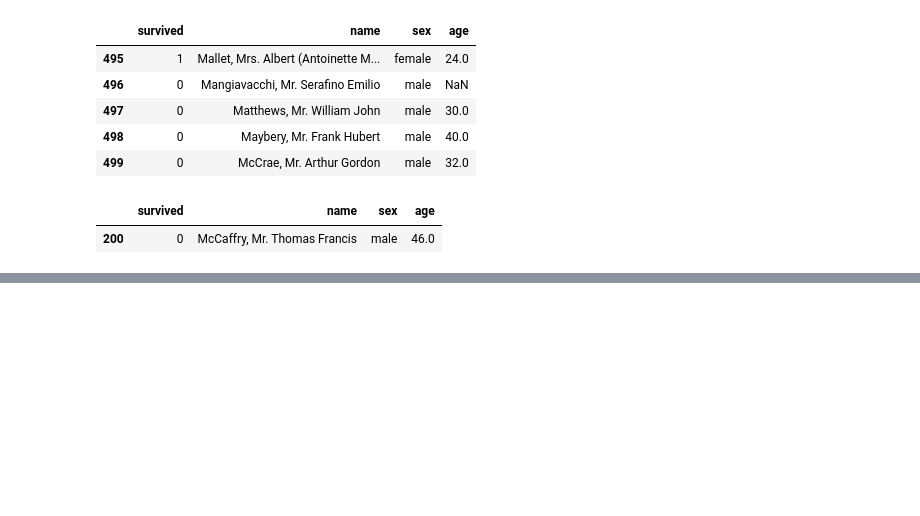
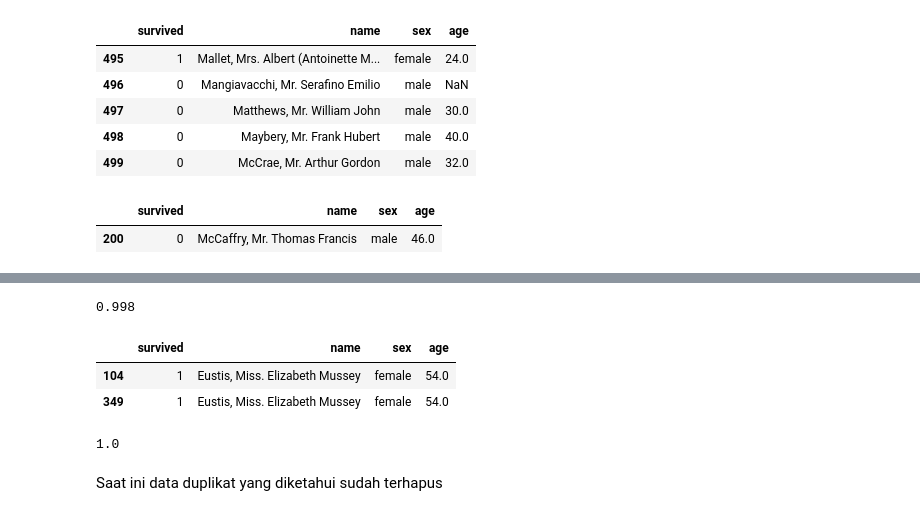
Before and after one commit to ally-sketch/DATA-SCIENCE-, a Jupyter notebook: Basic Python and Data Intelligence/Dibimbing/template_assignment.ipynb, the cells around one changed output, grey strips where cells are left out. Cells and saved outputs as stored; diff of their text form; code cells hidden in the pictures; blank space fills up the shorter version.

```diff
--- a/Basic Python and Data Intelligence/Dibimbing/template_assignment.ipynb
+++ b/Basic Python and Data Intelligence/Dibimbing/template_assignment.ipynb
@@ -76,0 +141,12 @@ df.sample()
+# %%
+(len(df.drop_duplicates()))/len(df)
+# %% [output]
+0.998
+# %%
+duplicates = df[df.duplicated(keep=False)]
+# %%
+duplicates
+# %% [output]
+|  | survived | name | sex | age |
+| 104 | 1 | Eustis, Miss. Elizabeth Mussey | female | 54.0 |
+| 349 | 1 | Eustis, Miss. Elizabeth Mussey | female | 54.0 |
@@ -76,0 +155,6 @@ df.sample()
+# %%
+(len(df.drop_duplicates()))/len(df)
+# %% [output]
+1.0
+# %% [markdown]
+Saat ini data duplikat yang diketahui sudah terhapus
```
Also changed, not shown: parts of 11 cells of this notebook.
